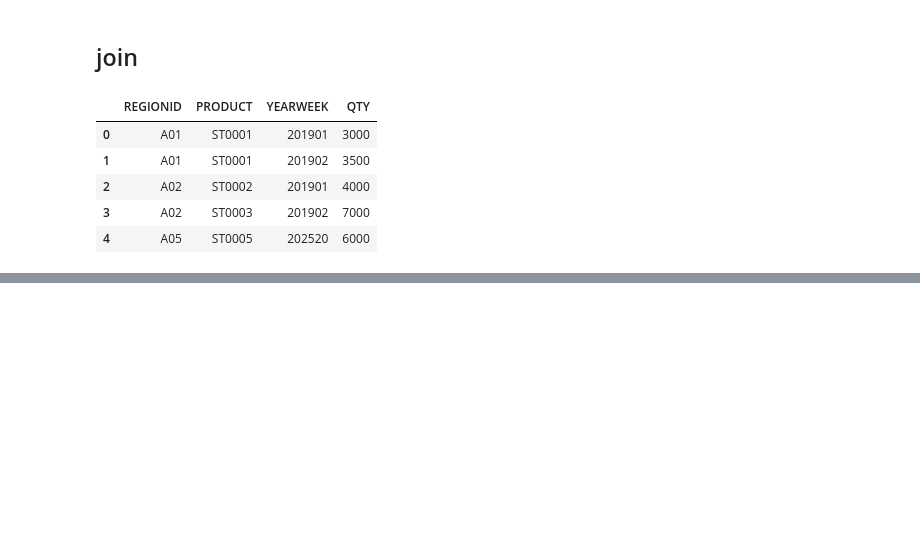
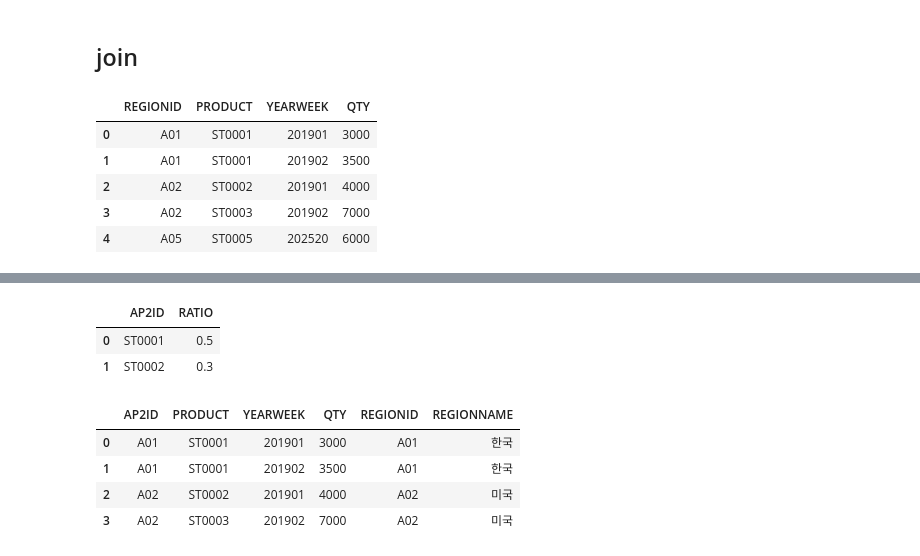
Before and after one commit to YunHwa0905/fintech-dev-portfolio, a Jupyter notebook: 05.data/codeset/01.data_analysis.ipynb, the cells around one changed output, grey strips where cells are left out. Cells and saved outputs as stored; diff of their text form; code cells hidden in the pictures; blank space fills up the shorter version.

```diff
--- a/05.data/codeset/01.data_analysis.ipynb
+++ b/05.data/codeset/01.data_analysis.ipynb
@@ -479,0 +503,27 @@ joinData = pd.merge(left=baseDataUnion, right=joinMaster, on=joinKey, how="inner
+# %%
+# 컬럼 별로 값이 있을 때
+targetProduct = ["ST0001", "ST0005"]
+targetRatio = [0.5, 0.3]
+productCol = pd.DataFrame( targetProduct )
+ratioCol = pd.DataFrame( targetRatio )
+mergedDf = pd.concat( [productCol, ratioCol ], axis=1)
+mergedDf.columns = ["AP2ID", "RATIO"]
+mergedDf
+
+# 행별로 값이 있을 때 데이터프레임 생성하는 방법
+row1Data = ["ST0001", 0.5]
+row2Data = ["ST0002", 0.3]
+mergedDf = pd.DataFrame([row1Data, row2Data], columns=mergedDf.columns)
+mergedDf
+# %% [output]
+|  | AP2ID | RATIO |
+| 0 | ST0001 | 0.5 |
+| 1 | ST0002 | 0.3 |
+# %%
+baseDf
+# %% [output]
+|  | AP2ID | PRODUCT | YEARWEEK | QTY | REGIONID | REGIONNAME |
+| 0 | A01 | ST0001 | 201901 | 3000 | A01 | 한국 |
+| 1 | A01 | ST0001 | 201902 | 3500 | A01 | 한국 |
+| 2 | A02 | ST0002 | 201901 | 4000 | A02 | 미국 |
+| 3 | A02 | ST0003 | 201902 | 7000 | A02 | 미국 |
```
Also changed, not shown: parts of 9 cells of this notebook.
